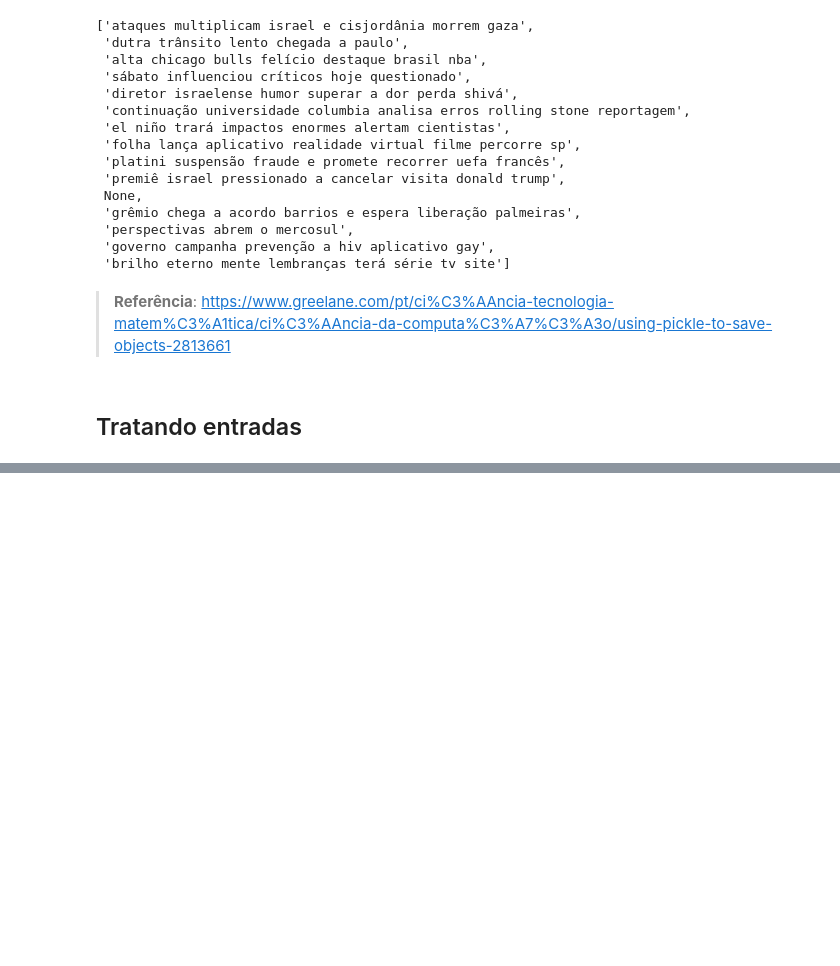
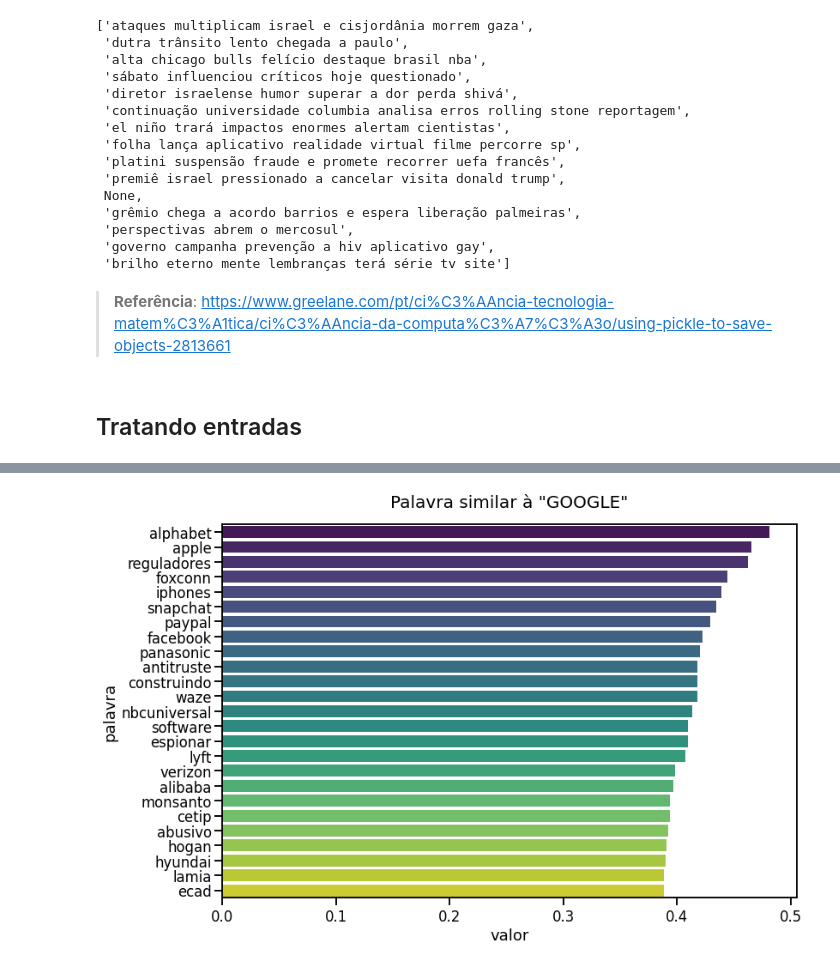
Before and after one commit to ConradBitt/pln, a Jupyter notebook: Word2vec_Treinando_word_embedding.ipynb, the cells around one changed output, grey strips where cells are left out. Cells and saved outputs as stored; diff of their text form; code cells hidden in the pictures; blank space fills up the shorter version.

```diff
--- a/Word2vec_Treinando_word_embedding.ipynb
+++ b/Word2vec_Treinando_word_embedding.ipynb
@@ -405,0 +561,3 @@ memory usage: 672.0+ KB
+# %%
+total_amostras = w2v_modelo.corpus_count
+total_amostras
@@ -405,0 +688,8 @@ memory usage: 672.0+ KB
+# %%
+w2v_modelo = Word2Vec(sg = 1, window = 2,
+                      size = 300, min_count=3,
+                      alpha=0.03, min_alpha=0.007)
+
+import logging
+logging.basicConfig(format='%(asctime)s : - %(message)s', level = logging.INFO)
+w2v_modelo.build_vocab(lista_de_lista_de_tokens, progress_per=5000)
@@ -405,0 +714,5 @@ memory usage: 672.0+ KB
+# %%
+%%time
+w2v_modelo.train(sentences = lista_de_lista_de_tokens,
+                 total_examples = total_amostras,
+                 epochs = 30)
@@ -405,0 +787,17 @@ memory usage: 672.0+ KB
+# %%
+google = {}
+i = 0
+for palavra, valor in w2v_modelo.wv.most_similar('google', topn=25):
+  google[i] = [palavra, valor]
+  i += 1
+
+google = pd.DataFrame(google, index=['palavra','valor']).T
+# %%
+
+plt.figure(figsize=(12,8))
+ax = sns.barplot(x='valor', y='palavra', data=google, palette='viridis')
+#ax.set_xticklabels(google['palavra'], rotation=90)
+plt.title(f'Palavra similar à "GOOGLE"', fontsize=20, pad=20)
+ax;
+# %% [output]
+[figure, added]
```
Also changed, not shown: parts of 46 cells of this notebook.
